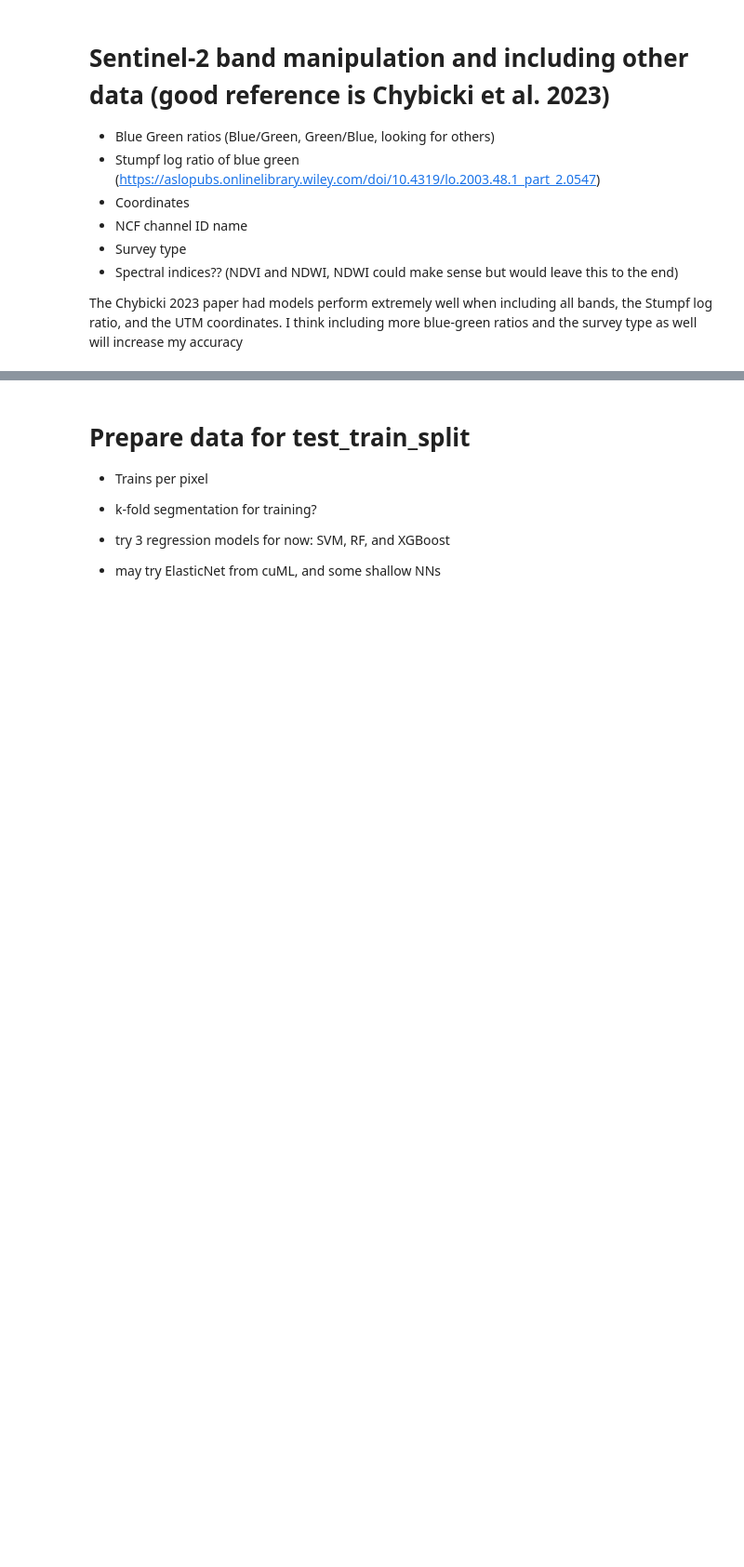
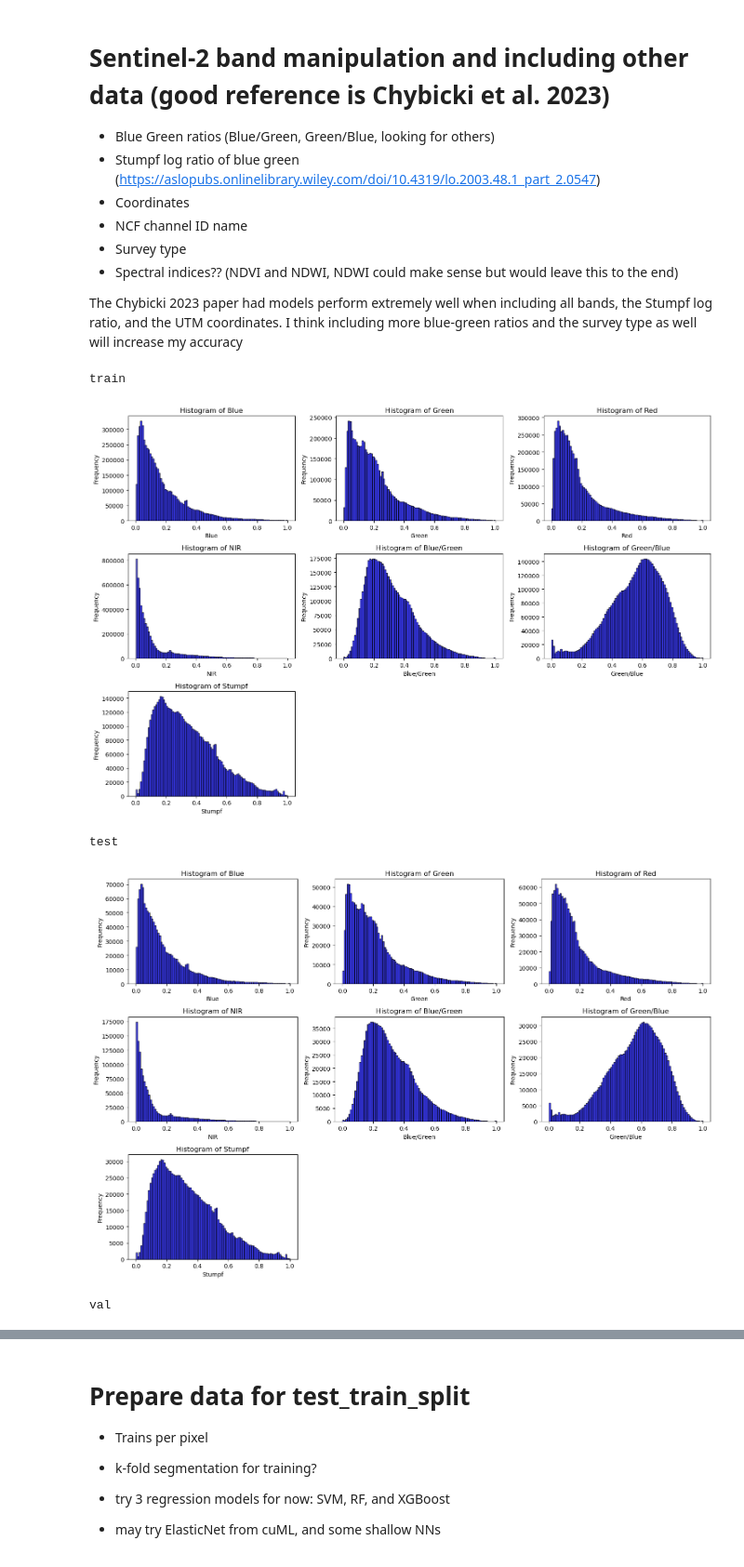
Before and after one commit to SOILSAT/Sat_Info, a Jupyter notebook: SDB/03_train_model.ipynb, the cells around one changed output, grey strips where cells are left out. Shown: that part at 93% size. Drawn from its saved outputs; the diff is of its cells as text; code cells hidden in the pictures; blank space fills up the shorter version.

```diff
--- a/SDB/03_train_model.ipynb
+++ b/SDB/03_train_model.ipynb
@@ -236,7 +255,6 @@ WORK_DIR = '/home/clay/Documents/SDB/CESWG'
 S2_PATH =os.path.join(WORK_DIR, 'processed/S2')
 BATHY_PATH = os.path.join(WORK_DIR,'processed/Bathy')
 # %%
-surveynames = os.listdir(BATHY_PATH)
 surveynames = [f[:-4] for f in os.listdir(BATHY_PATH) if f.endswith('.tif')]
 # %% [markdown]
 # Sentinel-2 band manipulation and including other data (good reference is Chybicki et al. 2023)
@@ -251,3 +269,13 @@ surveynames = [f[:-4] for f in os.listdir(BATHY_PATH) if f.endswith('.tif')]
 The Chybicki 2023 paper had models perform extremely well when including all bands, the Stumpf log ratio, and the UTM coordinates. I think including more blue-green ratios and the survey type as well will increase my accuracy
 # %%
 all_data, combined_data, X_train, y_train, X_test, y_test, X_val, y_val = prepare_train_data(surveynames)
+# %%
+for name, set in zip(['train', 'test', 'val'],[X_train, X_test, X_val]):
+    print(name)
+    plot_histograms(set)
+# %% [output]
+train
+[figure, added]
+test
+[figure, added]
+val
```
Also changed, not shown: parts of 10 cells of this notebook.
